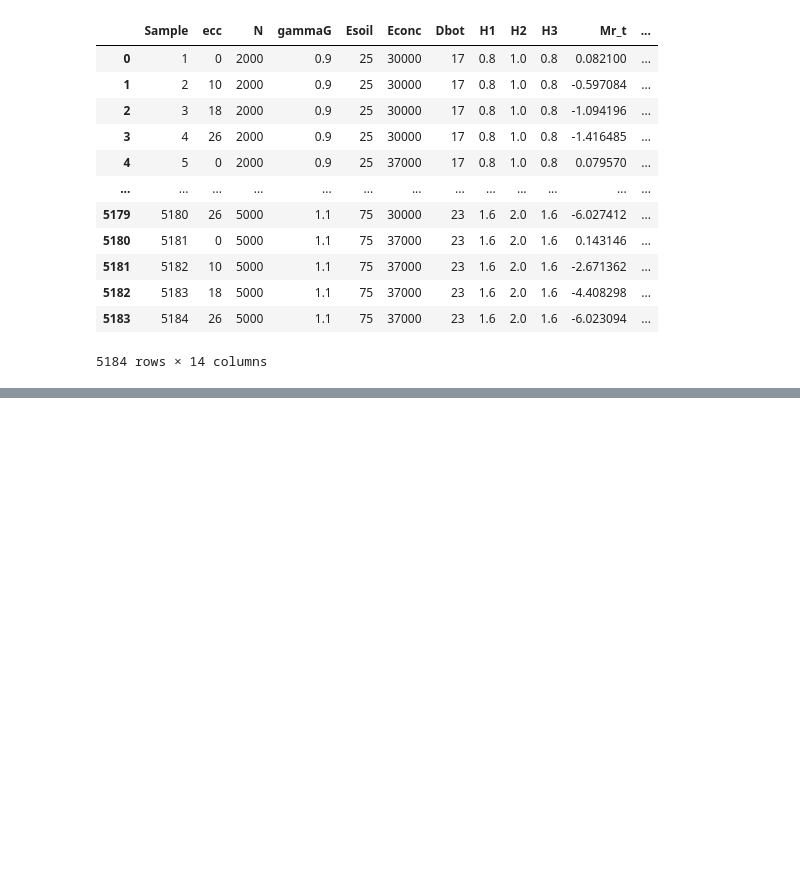
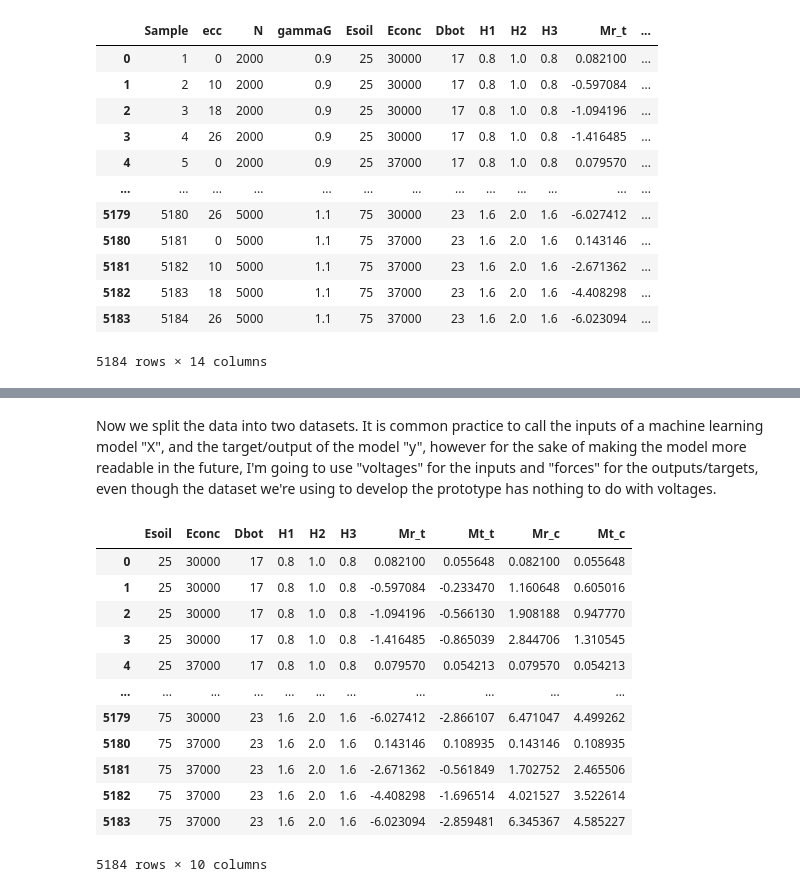
Before and after one commit to waltherwj/FORCE-RECONSTRUCTION-ML-MODEL, a Jupyter notebook: XGBoost_Prototype.ipynb, the cells around one changed output, grey strips where cells are left out. Cells and saved outputs as stored; diff of their text form; code cells hidden in the pictures; blank space fills up the shorter version.

```diff
--- a/XGBoost_Prototype.ipynb
+++ b/XGBoost_Prototype.ipynb
@@ -60,0 +106,23 @@ $$
+# %% [markdown]
+Now we split the data into two datasets. It is common practice to call the inputs of a machine learning model "X", and the target/output of the model "y", however for the sake of making the model more readable in the future, I'm going to use "voltages" for the inputs and "forces" for the outputs/targets, even though the dataset we're using to develop the prototype has nothing to do with voltages.
+# %%
+# splitting dataset into input and output
+voltages, forces = df.iloc[:,4:], df.iloc[:,1:4] #voltages are all rows of columns after the fourth,
+                                                 #and forces are all rows of columns before the fourth except for the first
+
+# displaying voltages for a sanity check that we got the correct columns
+voltages
+# %% [output]
+|  | Esoil | Econc | Dbot | H1 | H2 | H3 | Mr_t | Mt_t | Mr_c | Mt_c |
+| 0 | 25 | 30000 | 17 | 0.8 | 1.0 | 0.8 | 0.082100 | 0.055648 | 0.082100 | 0.055648 |
+| 1 | 25 | 30000 | 17 | 0.8 | 1.0 | 0.8 | -0.597084 | -0.233470 | 1.160648 | 0.605016 |
+| 2 | 25 | 30000 | 17 | 0.8 | 1.0 | 0.8 | -1.094196 | -0.566130 | 1.908188 | 0.947770 |
+| 3 | 25 | 30000 | 17 | 0.8 | 1.0 | 0.8 | -1.416485 | -0.865039 | 2.844706 | 1.310545 |
+| 4 | 25 | 37000 | 17 | 0.8 | 1.0 | 0.8 | 0.079570 | 0.054213 | 0.079570 | 0.054213 |
+| ... | ... | ... | ... | ... | ... | ... | ... | ... | ... | ... |
+| 5179 | 75 | 30000 | 23 | 1.6 | 2.0 | 1.6 | -6.027412 | -2.866107 | 6.471047 | 4.499262 |
+| 5180 | 75 | 37000 | 23 | 1.6 | 2.0 | 1.6 | 0.143146 | 0.108935 | 0.143146 | 0.108935 |
+| 5181 | 75 | 37000 | 23 | 1.6 | 2.0 | 1.6 | -2.671362 | -0.561849 | 1.702752 | 2.465506 |
+| 5182 | 75 | 37000 | 23 | 1.6 | 2.0 | 1.6 | -4.408298 | -1.696514 | 4.021527 | 3.522614 |
+| 5183 | 75 | 37000 | 23 | 1.6 | 2.0 | 1.6 | -6.023094 | -2.859481 | 6.345367 | 4.585227 |
+5184 rows × 10 columns
```
Also changed, not shown: parts of 20 cells of this notebook.
